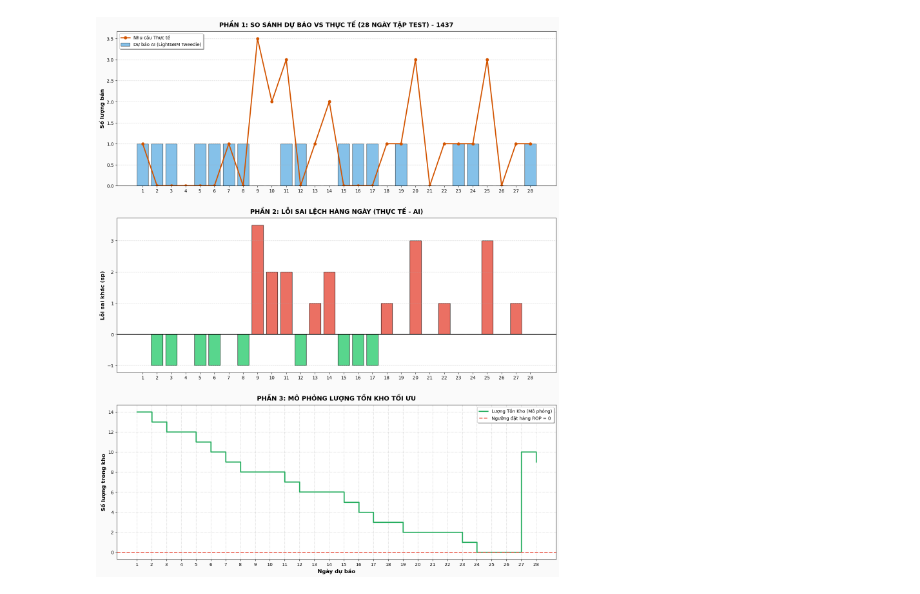
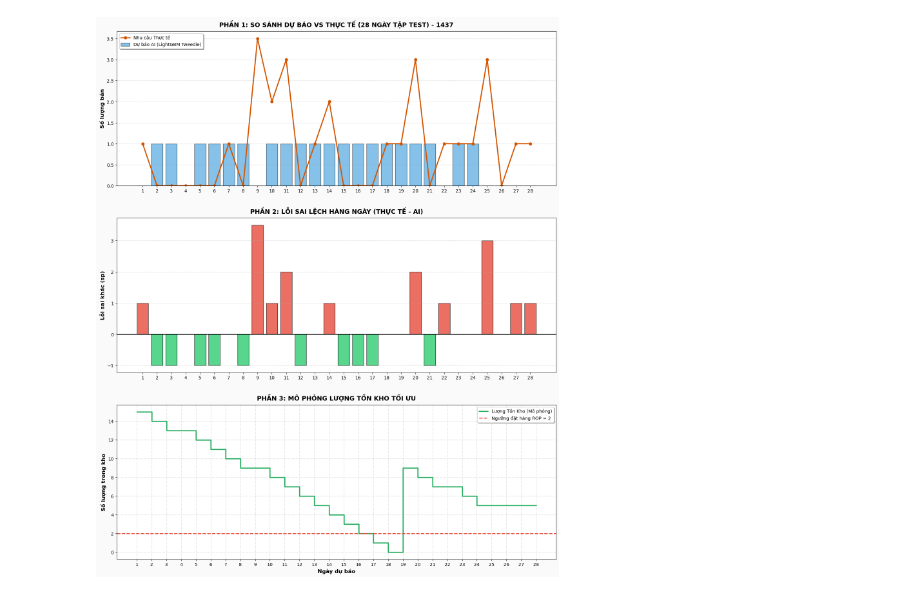
Before and after one commit to yenpth265-alt/NCKH_Optiminization_Inventory, a Jupyter notebook: notebooks/03_machine_learning.ipynb, the cells around one changed output. Saved outputs shown, nothing was run; the diff lists cells and outputs as text; code cells hidden in the pictures.

Commit message:
Tối ưu hòa tham số

```diff
--- a/notebooks/03_machine_learning.ipynb
+++ b/notebooks/03_machine_learning.ipynb
@@ -54,24 +54,76 @@ X_train, y_train = train_data_history[features], train_data_history[target]
 # ==========================================
 # BƯỚC 5: ĐIỀU HƯỚNG MÔ HÌNH (ML ROUTING) & HUẤN LUYỆN
 # ==========================================
-print("\n🧠 Đang khởi động hệ thống ML Routing...")
-item_category = 'Intermittent (Ngắt quãng)' # Giả định
+print("\n🧠 Đang khởi động hệ thống ML Routing & Grid Search...")
+item_category = 'Intermittent (Ngắt quãng)'
 
-params = {'metric': 'rmse', 'learning_rate': 0.05, 'num_leaves': 31, 'verbose': -1, 'force_col_wise': True}
+# 1. Tự động rẽ nhánh hàm mục tiêu
+objective_func = 'regression' if ('Smooth' in item_category or 'Erratic' in item_category) else 'tweedie'
 
-if 'Smooth' in item_category or 'Erratic' in item_category:
-    print(f"-> Phân loại: {item_category} | Điều hướng: LightGBM Regression.")
-    params['objective'] = 'regression'
-else:
-    print(f"-> Phân loại: {item_category} | Điều hướng: LightGBM Tweedie.")
-    params['objective'] = 'tweedie'
-    params['tweedie_variance_power'] = 1.1
+# 2. Định nghĩa Không gian Tham số (Hyperparameter Grid)
+param_grid = {
+    'learning_rate': [0.01, 0.05, 0.1],
+    'num_leaves': [15, 31, 63],
+    'tweedie_variance_power': [1.1, 1.3, 1.5] if objective_func == 'tweedie' else [None]
+}
 
-categorical_features = ['event_name_1']
-train_set = lgb.Dataset(X_train, y_train, categorical_feature=categorical_features)
+best_rmse = float('inf')
+best_params = None
+best_model = None
 
-print("Đang huấn luyện AI...")
-model = lgb.train(params, train_set, num_boost_round=100)
+# Tách thêm 1 tập Validation nhỏ (28 ngày trước tập Test) để đánh giá trong lúc tìm tham số
+train_size = len(train_data_history) - 28
+X_tr, y_tr = train_data_history[features].iloc[:train_size], train_data_history[target].iloc[:train_size]
+X_val, y_val = train_data_history[features].iloc[train_size:], train_data_history[target].iloc[train_size:]
+
+lgb_train = lgb.Dataset(X_tr, y_tr, categorical_feature=['event_name_1'])
+lgb_val = lgb.Dataset(X_val, y_val, reference=lgb_train, categorical_feature=['event_name_1'])
+
+print("⏳ Đang duyệt cạn (Grid Search) để tìm bộ tham số tối ưu nhất. Vui lòng đợi...")
+
+# 3. Vòng lặp Grid Search
+for lr in param_grid['learning_rate']:
+    for nl in param_grid['num_leaves']:
+        for tvp in param_grid['tweedie_variance_power']:
+
+            current_params = {
+                'objective': objective_func,
+                'metric': 'rmse',
+                'learning_rate': lr,
+                'num_leaves': nl,
+                'verbose': -1,
+                'force_col_wise': True
+            }
+            if objective_func == 'tweedie':
+                current_params['tweedie_variance_power'] = tvp
+
+            # Train thử mô hình với bộ tham số hiện tại
+            temp_model = lgb.train(
+                current_params,
+                lgb_train,
+                num_boost_round=150,
+                valid_sets=[lgb_val],
+                callbacks=[lgb.early_stopping(stopping_rounds=20, verbose=False)]
+            )
+
+            # Đánh giá RMSE trên tập Validation
+            preds = temp_model.predict(X_val)
+            rmse = np.sqrt(mean_squared_error(y_val, preds))
+
+            if rmse < best_rmse:
+                best_rmse = rmse
+                best_params = current_params
+                best_model = temp_model
+
+print(f"\n✅ ĐÃ TÌM THẤY BỘ THAM SỐ TỐI ƯU (Validation RMSE: {best_rmse:.4f})")
+print("Chi tiết tham số tốt nhất:")
+for k, v in best_params.items():
+    print(f" - {k}: {v}")
+
+# 4. Huấn luyện lại mô hình cuối cùng trên toàn bộ lịch sử (bao gồm cả Validation)
+print("\nĐang Retrain AI bằng bộ tham số tối ưu...")
+final_train_set = lgb.Dataset(X_train, y_train, categorical_feature=['event_name_1'])
+model = lgb.train(best_params, final_train_set, num_boost_round=150)
 
 # ==========================================
 # BƯỚC 5B: RECURSIVE FORECASTING (DỰ BÁO CUỐN CHIẾU CHO TẬP TEST)
@@ -234,4 +286,4 @@ plt.show()
 ============================================================
 
 📸 Đã lưu ảnh biểu đồ tổng hợp validation tại: ../docs/images/bieu_do_validation_tong_hop.png
-[figure, old version]
+[figure, new version]
```
Also changed, not shown: parts of 1 cell of this notebook, 2 other files.
